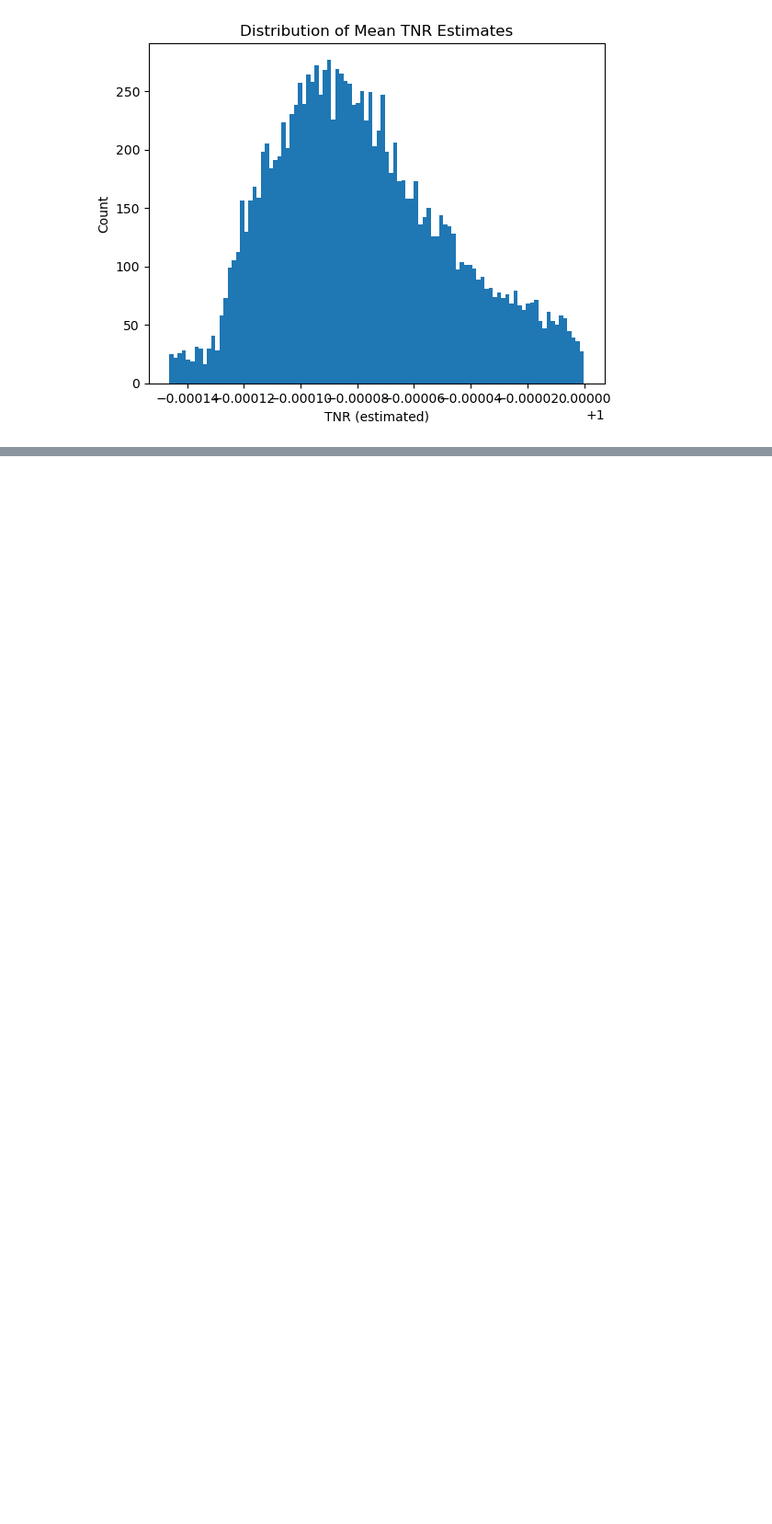
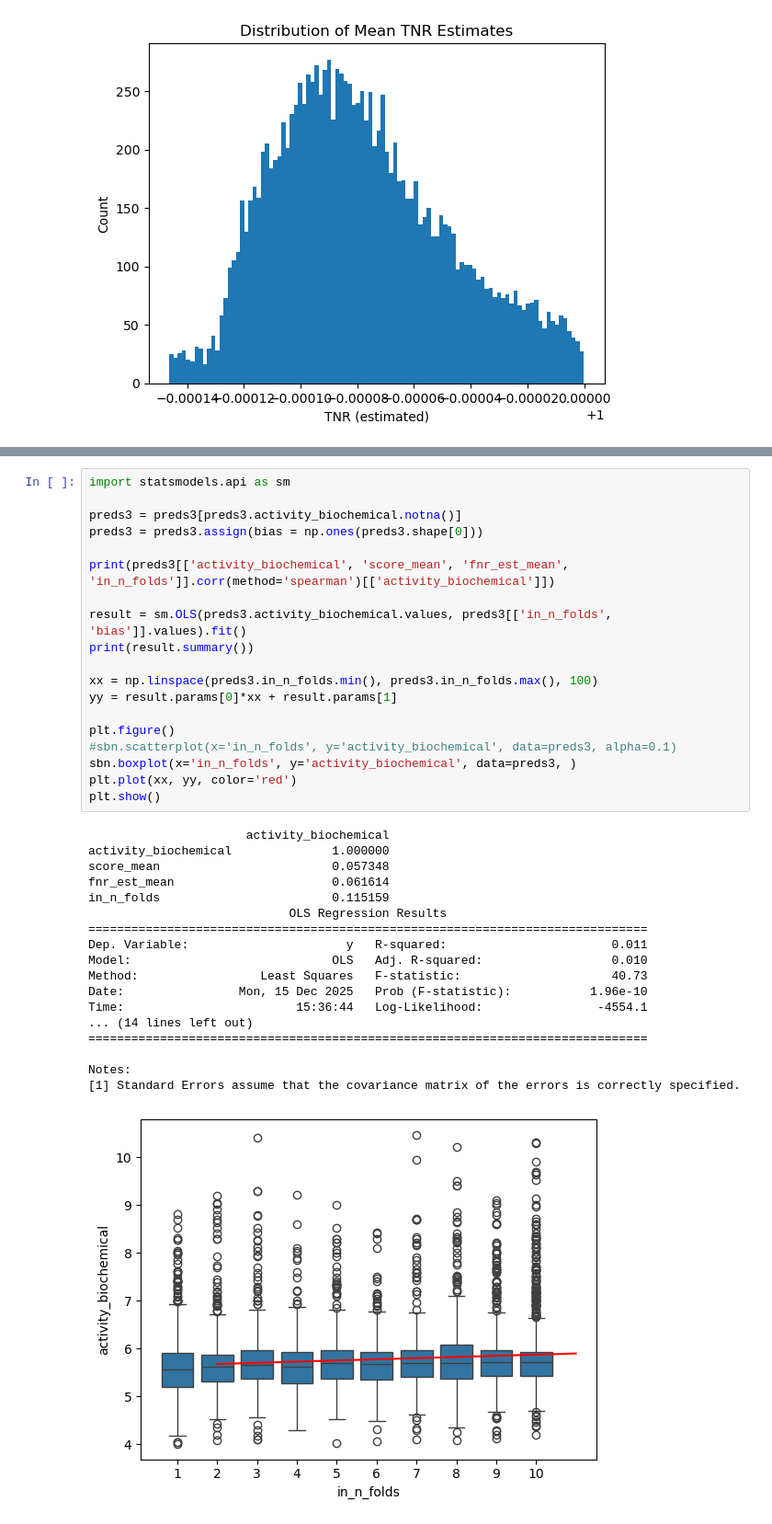
Before and after one commit to biodev/TKG-DTI, a Jupyter notebook: notebooks/00_AGG_FULL_TKG_PREDS.ipynb, the cells around one changed output, grey strips where cells are left out. Shown at 92% size. Cells and saved outputs as stored; diff of their text form; blank space fills up the shorter version.

```diff
--- a/notebooks/00_AGG_FULL_TKG_PREDS.ipynb
+++ b/notebooks/00_AGG_FULL_TKG_PREDS.ipynb
@@ -413,0 +511,38 @@ plt.show()
+# %%
+import statsmodels.api as sm
+
+preds3 = preds3[preds3.activity_biochemical.notna()]
+preds3 = preds3.assign(bias = np.ones(preds3.shape[0]))
+
+print(preds3[['activity_biochemical', 'score_mean', 'fnr_est_mean', 'in_n_folds']].corr(method='spearman')[['activity_biochemical']])
+
+result = sm.OLS(preds3.activity_biochemical.values, preds3[['in_n_folds', 'bias']].values).fit()
+print(result.summary())
+
+xx = np.linspace(preds3.in_n_folds.min(), preds3.in_n_folds.max(), 100)
+yy = result.params[0]*xx + result.params[1]
+
+plt.figure()
+#sbn.scatterplot(x='in_n_folds', y='activity_biochemical', data=preds3, alpha=0.1)
+sbn.boxplot(x='in_n_folds', y='activity_biochemical', data=preds3, )
+plt.plot(xx, yy, color='red')
+plt.show()
+# %% [output]
+                      activity_biochemical
+activity_biochemical              1.000000
+score_mean                        0.057348
+fnr_est_mean                      0.061614
+in_n_folds                        0.115159
+                            OLS Regression Results
+==============================================================================
+Dep. Variable:                      y   R-squared:                       0.011
+Model:                            OLS   Adj. R-squared:                  0.010
+Method:                 Least Squares   F-statistic:                     40.73
+Date:                Mon, 15 Dec 2025   Prob (F-statistic):           1.96e-10
+Time:                        15:36:44   Log-Likelihood:                -4554.1
+... (14 lines left out)
+==============================================================================
+
+Notes:
+[1] Standard Errors assume that the covariance matrix of the errors is correctly specified.
+[figure, added]
```
Also changed, not shown: parts of 16 cells of this notebook, 5 other files.
